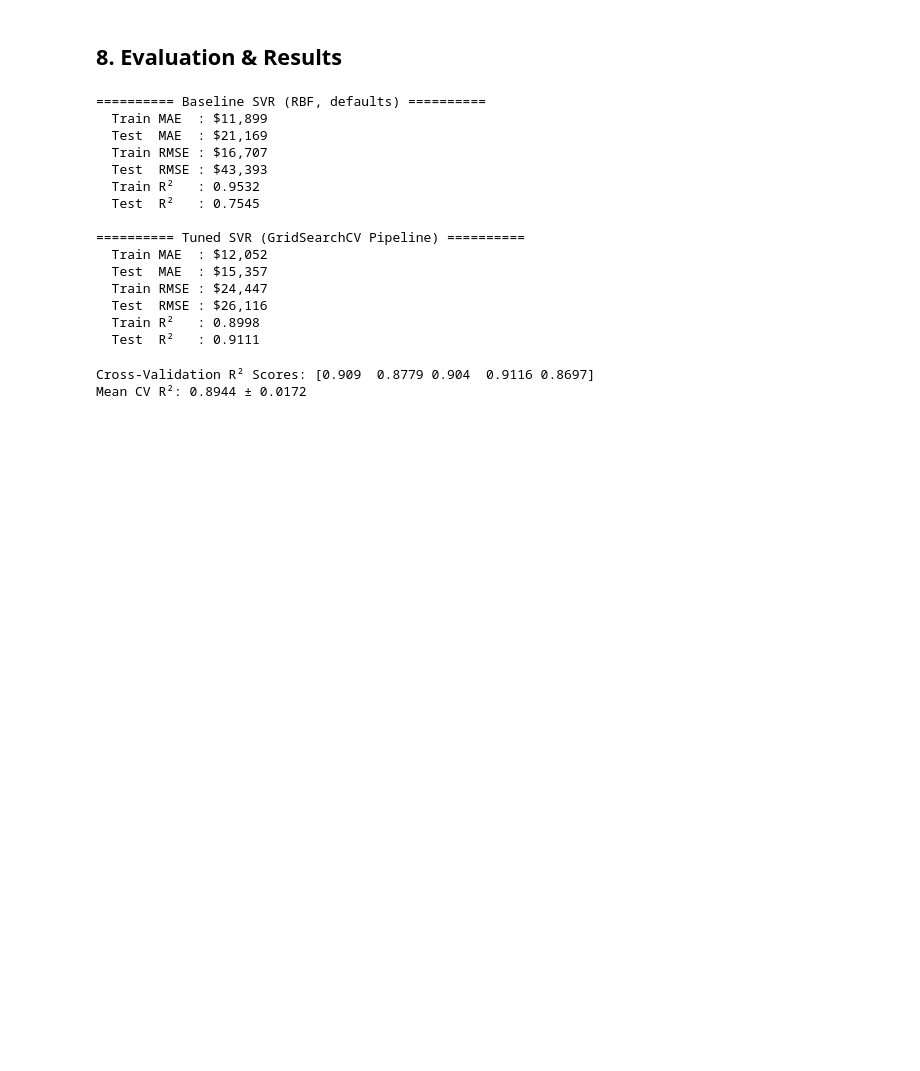
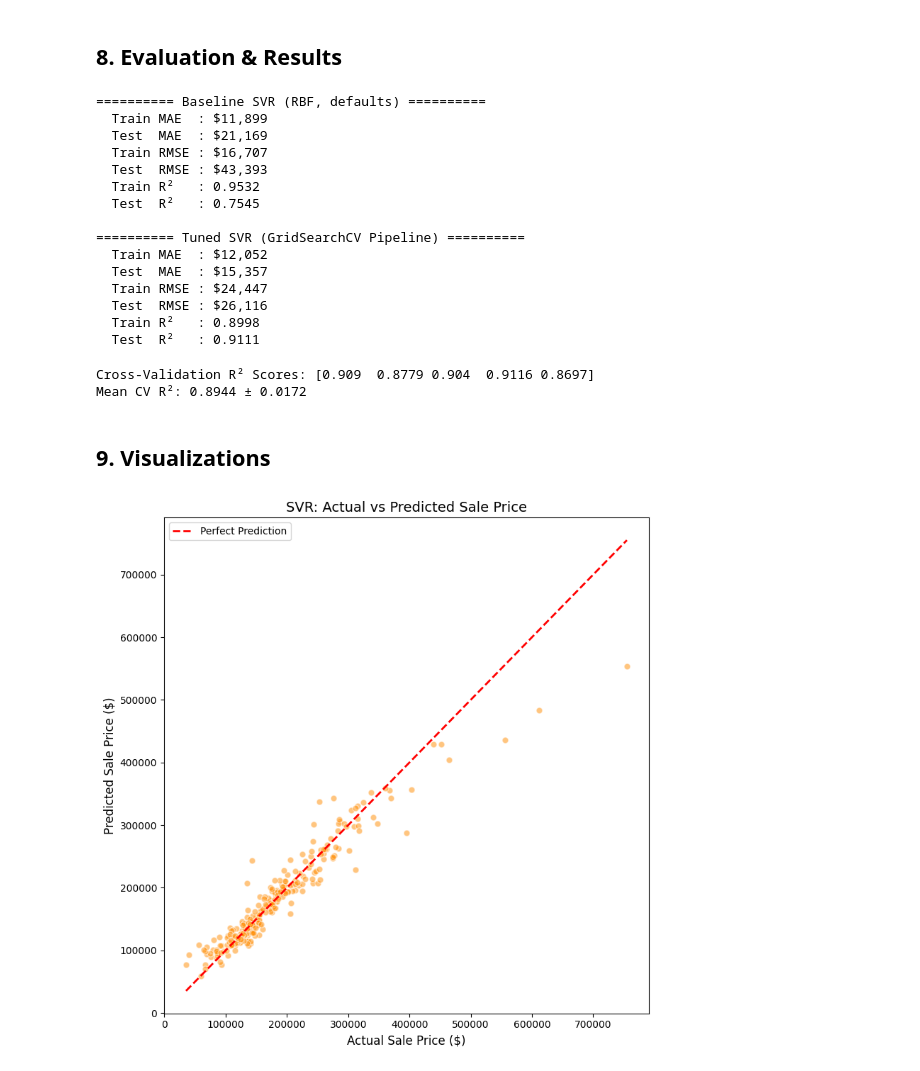
Before and after one commit to SandaminiI/House-Price-Prediction, a Jupyter notebook: notebooks/svr/svr_house_prices.ipynb, the cells around one changed output. Saved outputs shown, nothing was run; the diff lists cells and outputs as text; code cells hidden in the pictures; blank space fills up the shorter version.

Commit message:
Add SVR visualization section

```diff
--- a/notebooks/svr/svr_house_prices.ipynb
+++ b/notebooks/svr/svr_house_prices.ipynb
@@ -431,3 +431,26 @@ print(f'Mean CV R²: {cv_scores.mean():.4f} ± {cv_scores.std():.4f}')
 # %% [output]
 Cross-Validation R² Scores: [0.909  0.8779 0.904  0.9116 0.8697]
 Mean CV R²: 0.8944 ± 0.0172
+# %% [markdown]
+## 9. Visualizations
+# %%
+# -------------------------------------------------------
+# Plot 1: Actual vs Predicted Prices
+# -------------------------------------------------------
+plt.figure(figsize=(8, 8))
+plt.scatter(y_actual, y_pred_final, alpha=0.5, color='darkorange', edgecolors='white', s=40)
+
+# Perfect prediction reference line
+min_val = min(y_actual.min(), y_pred_final.min())
+max_val = max(y_actual.max(), y_pred_final.max())
+plt.plot([min_val, max_val], [min_val, max_val], 'r--', linewidth=2, label='Perfect Prediction')
+
+plt.xlabel('Actual Sale Price ($)', fontsize=12)
+plt.ylabel('Predicted Sale Price ($)', fontsize=12)
+plt.title('SVR: Actual vs Predicted Sale Price', fontsize=14)
+plt.legend()
+plt.tight_layout()
+plt.savefig('svr_actual_vs_predicted.png', dpi=150)
+plt.show()
+# %% [output]
+[figure, added]
```
Also changed, not shown: parts of 4 cells of this notebook, 5 other files.
